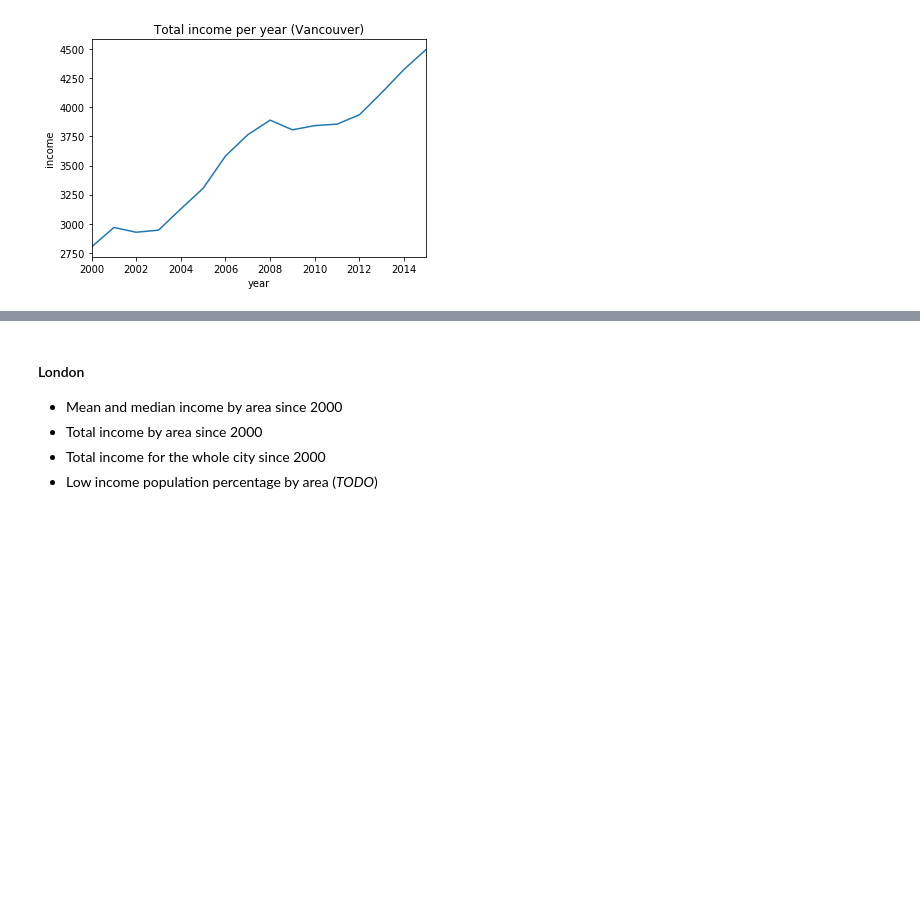
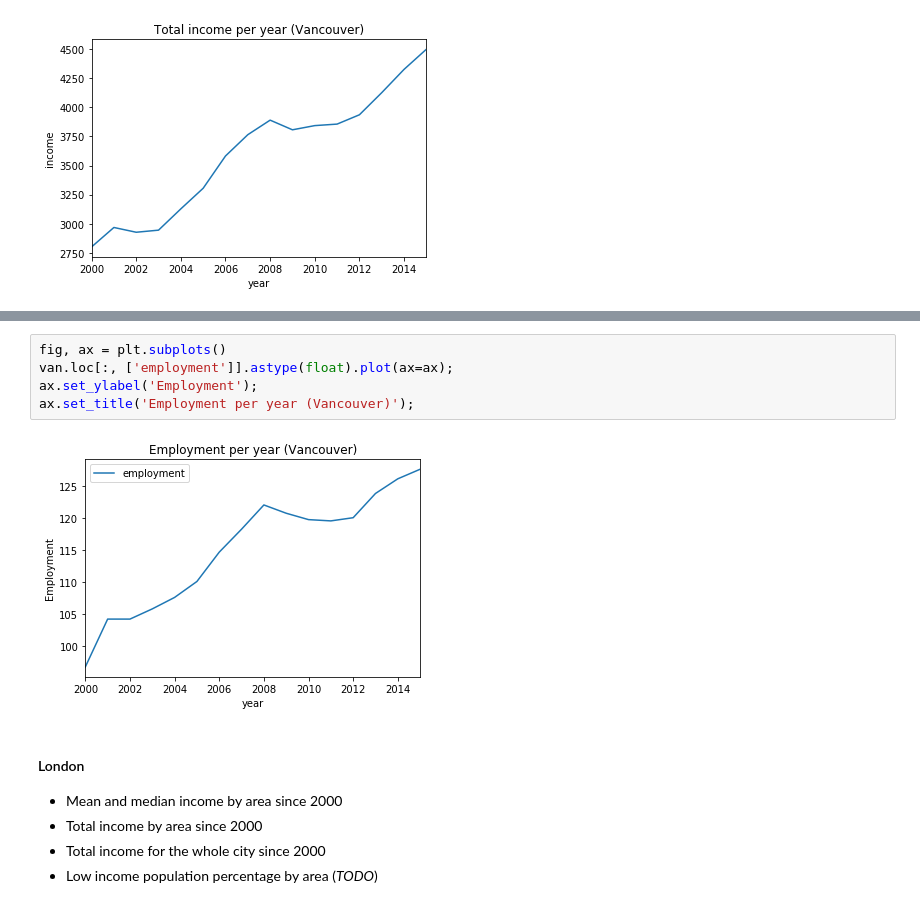
Before and after one commit to rui-yan/C1-datathon, a Jupyter notebook: Rui/Olympic effects on income.ipynb, the cells around one changed output, grey strips where cells are left out. Cells and saved outputs as stored; diff of their text form; blank space fills up the shorter version.

```diff
--- a/Rui/Olympic effects on income.ipynb
+++ b/Rui/Olympic effects on income.ipynb
@@ -70,3 +77,10 @@ ax.set_title('Total income per year (Vancouver)');
+# %%
+fig, ax = plt.subplots()
+van.loc[:, ['employment']].astype(float).plot(ax=ax);
+ax.set_ylabel('Employment');
+ax.set_title('Employment per year (Vancouver)');
+# %% [output]
+[figure, added]
 # %% [markdown]
 #### London
 - Mean and median income by area since 2000
```
Also changed, not shown: parts of 5 cells of this notebook.
